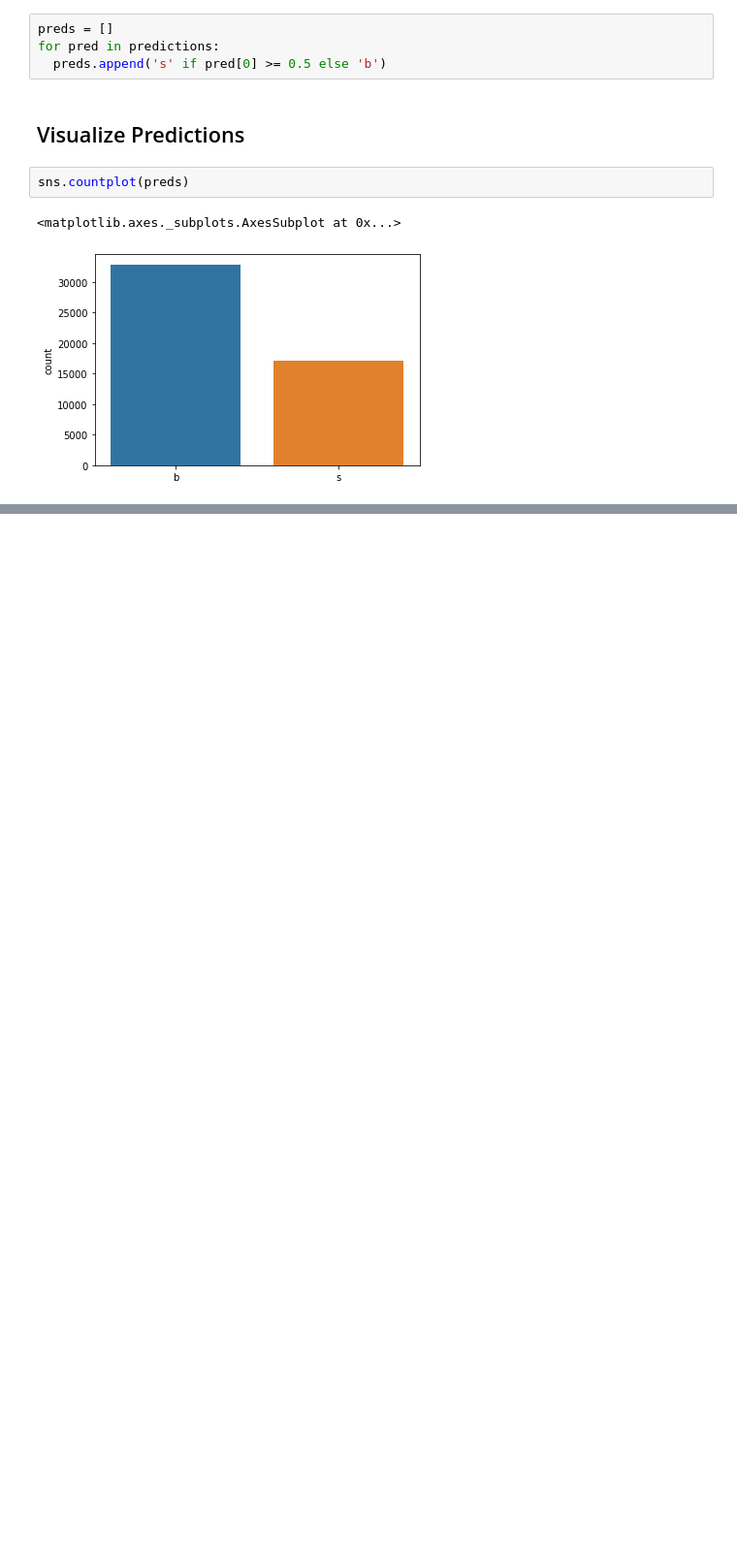
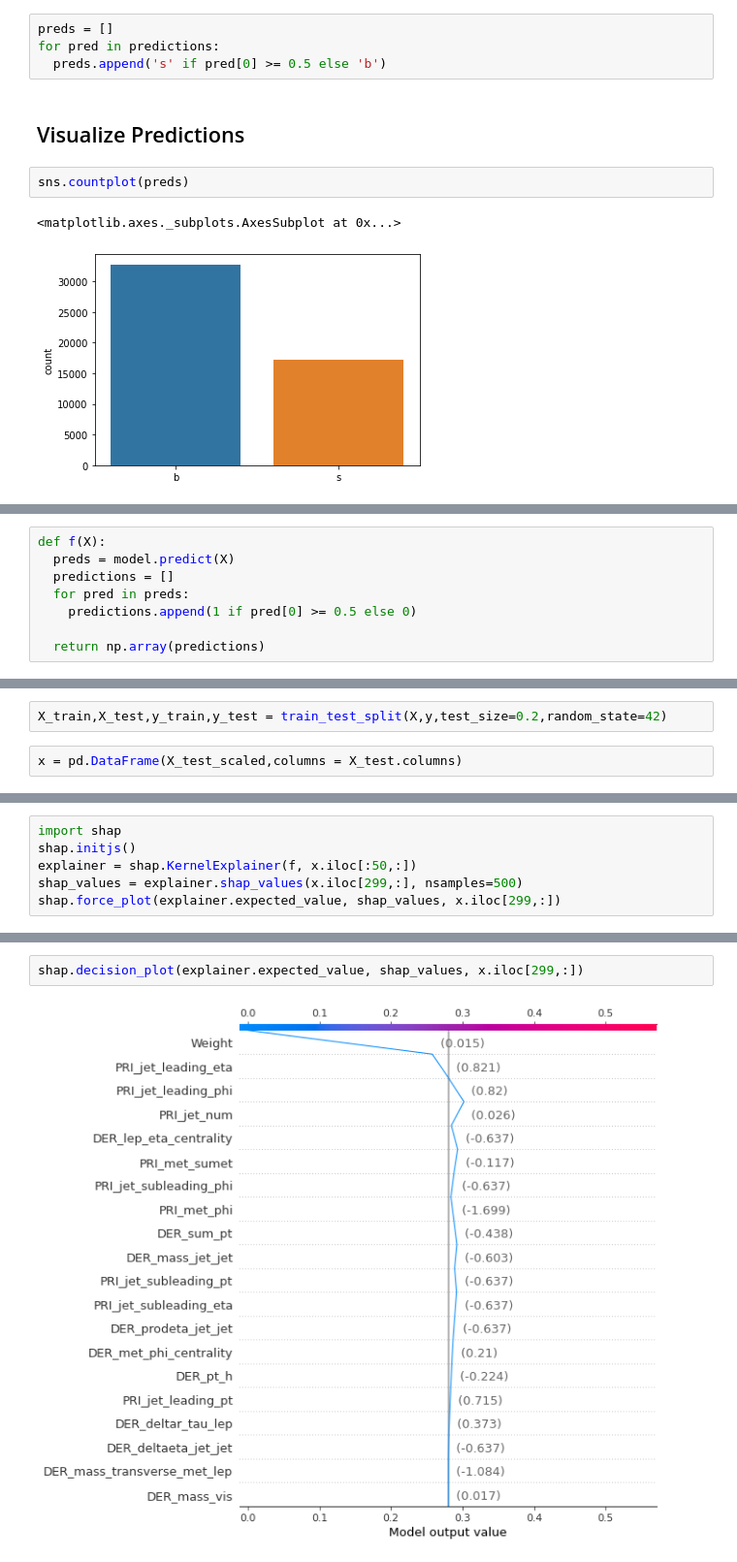
Before and after one commit to plaban1981/TMLC, a Jupyter notebook: neural_network_on_higgs.ipynb, the cells around one changed output, grey strips where cells are left out. Shown at 97% size. Cells and saved outputs as stored; diff of their text form; blank space fills up the shorter version.

```diff
--- a/neural_network_on_higgs.ipynb
+++ b/neural_network_on_higgs.ipynb
@@ -400,0 +445,8 @@ sns.countplot(preds)
+# %%
+def f(X):
+  preds = model.predict(X)
+  predictions = []
+  for pred in preds:
+    predictions.append(1 if pred[0] >= 0.5 else 0)
+
+  return np.array(predictions)
@@ -400,0 +466,4 @@ sns.countplot(preds)
+# %%
+X_train,X_test,y_train,y_test = train_test_split(X,y,test_size=0.2,random_state=42)
+# %%
+x = pd.DataFrame(X_test_scaled,columns = X_test.columns)
@@ -400,0 +484,6 @@ sns.countplot(preds)
+# %%
+import shap
+shap.initjs()
+explainer = shap.KernelExplainer(f, x.iloc[:50,:])
+shap_values = explainer.shap_values(x.iloc[299,:], nsamples=500)
+shap.force_plot(explainer.expected_value, shap_values, x.iloc[299,:])
@@ -400,0 +499,4 @@ sns.countplot(preds)
+# %%
+shap.decision_plot(explainer.expected_value, shap_values, x.iloc[299,:])
+# %% [output]
+[figure, added]
```
Also changed, not shown: parts of 26 cells of this notebook.
